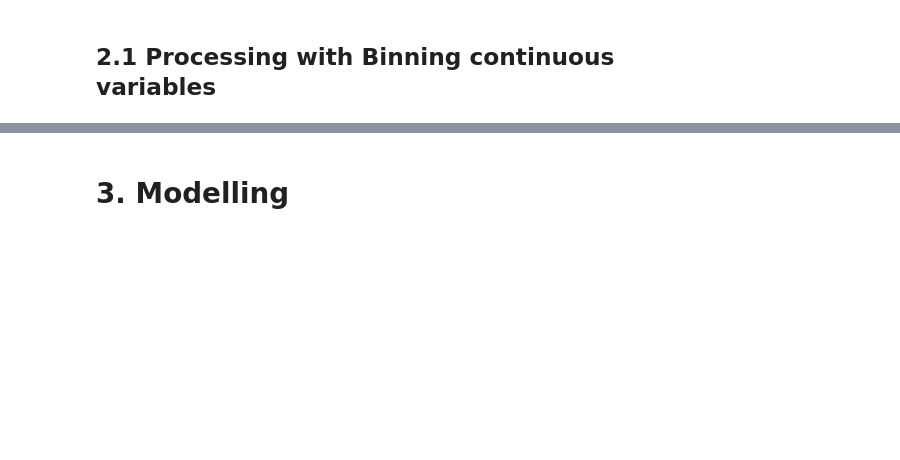
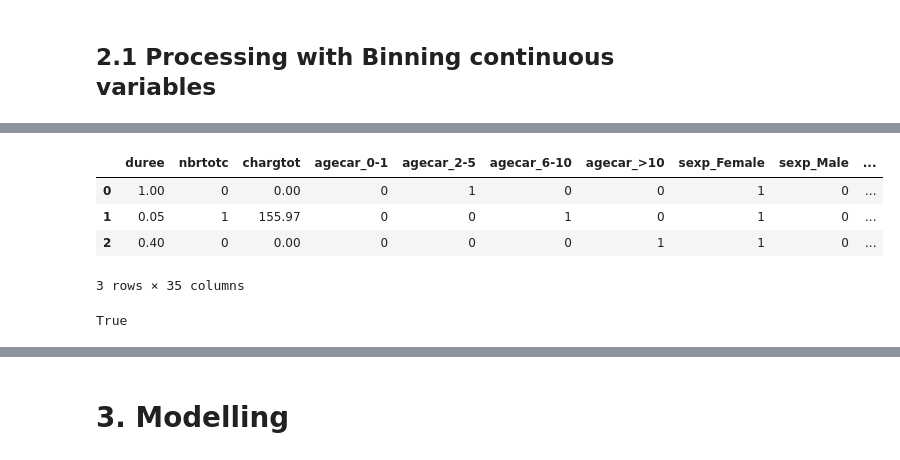
Before and after one commit to MarinoSanLorenzo/actuarial_ds, a Jupyter notebook: main_assignment.ipynb, the cells around one changed output, grey strips where cells are left out. Cells and saved outputs as stored; diff of their text form; code cells hidden in the pictures; blank space fills up the shorter version.

```diff
--- a/main_assignment.ipynb
+++ b/main_assignment.ipynb
@@ -332,0 +445,2 @@ X.columns
+# %%
+df_step1_dummy = pd.get_dummies(df_step1)
@@ -332,0 +449,8 @@ X.columns
+# %%
+df_step1_dummy.head(3)
+# %% [output]
+|  | duree | nbrtotc | chargtot | agecar_0-1 | agecar_2-5 | agecar_6-10 | agecar_>10 | sexp_Female | sexp_Male | ... |
+| 0 | 1.00 | 0 | 0.00 | 0 | 1 | 0 | 0 | 1 | 0 | ... |
+| 1 | 0.05 | 1 | 155.97 | 0 | 0 | 1 | 0 | 1 | 0 | ... |
+| 2 | 0.40 | 0 | 0.00 | 0 | 0 | 0 | 1 | 1 | 0 | ... |
+3 rows × 35 columns
@@ -332,0 +459,4 @@ X.columns
+# %%
+DATASET.shape == (df_step1_dummy.shape[0], df_step1_dummy.shape[1] -len(reference_class_lst))
+# %% [output]
+True
```
Also changed, not shown: parts of 37 cells of this notebook, 2 other files.
